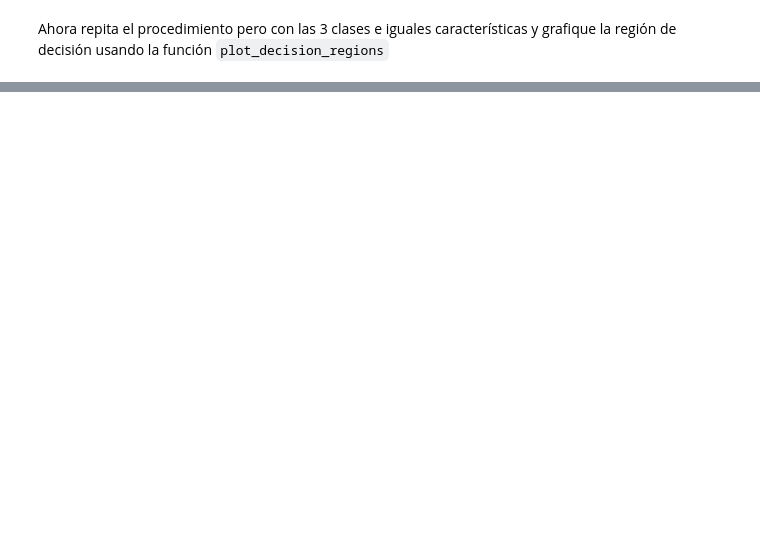
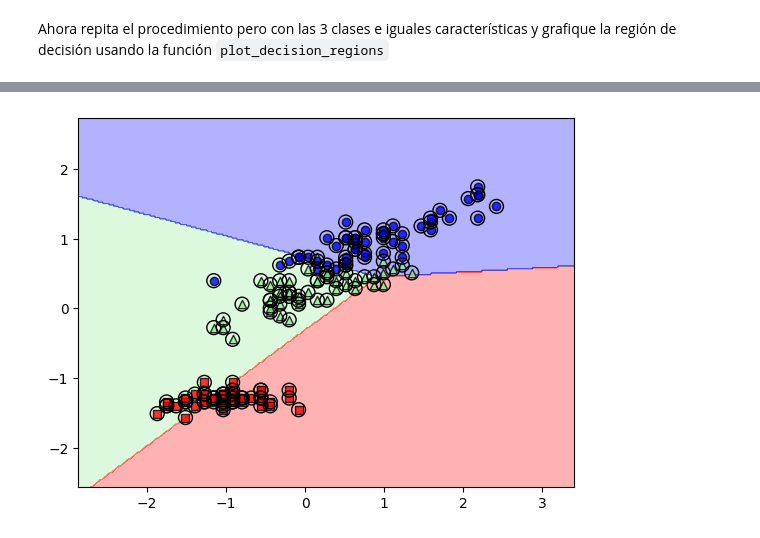
Before and after one commit to EnzoRD/Aprendisaje_maquinal, a Jupyter notebook: Semana_4-PS-PMC/Notebooks/PerceptronSimple.ipynb, the cells around one changed output, grey strips where cells are left out. Saved outputs shown, nothing was run; the diff lists cells and outputs as text; code cells hidden in the pictures; blank space fills up the shorter version.

```diff
--- a/Semana_4-PS-PMC/Notebooks/PerceptronSimple.ipynb
+++ b/Semana_4-PS-PMC/Notebooks/PerceptronSimple.ipynb
@@ -106,0 +203,9 @@ iris_df = pd.read_csv('https://archive.ics.uci.edu/ml/machine-learning-databases
+# %%
+#Separo los datos de entrenamiento y prueba
+x2_train,x2_test, y2_train, y2_test = train_test_split(x2, y2, test_size=0.2, random_state=1, stratify=y2 ,shuffle= True)
+# %%
+#Escalamos los datos
+scaler_2 = StandardScaler()
+scaler_2.fit(x2_train)
+x2_train_std = scaler_2.transform(x2_train)
+x2_test_std = scaler_2.transform(x2_test)
@@ -106,0 +224,8 @@ iris_df = pd.read_csv('https://archive.ics.uci.edu/ml/machine-learning-databases
+# %%
+#Concatemos los datos
+x2_std = np.vstack((x2_train_std, x2_test_std))
+y2_general = np.hstack((y2_train, y2_test))
+# %%
+plot_decision_regions(x2_std, y2_general, perceptron_2, test_idx = range(0, 150))
+# %% [output]
+[figure, added]
```
Also changed, not shown: parts of 21 cells of this notebook.
